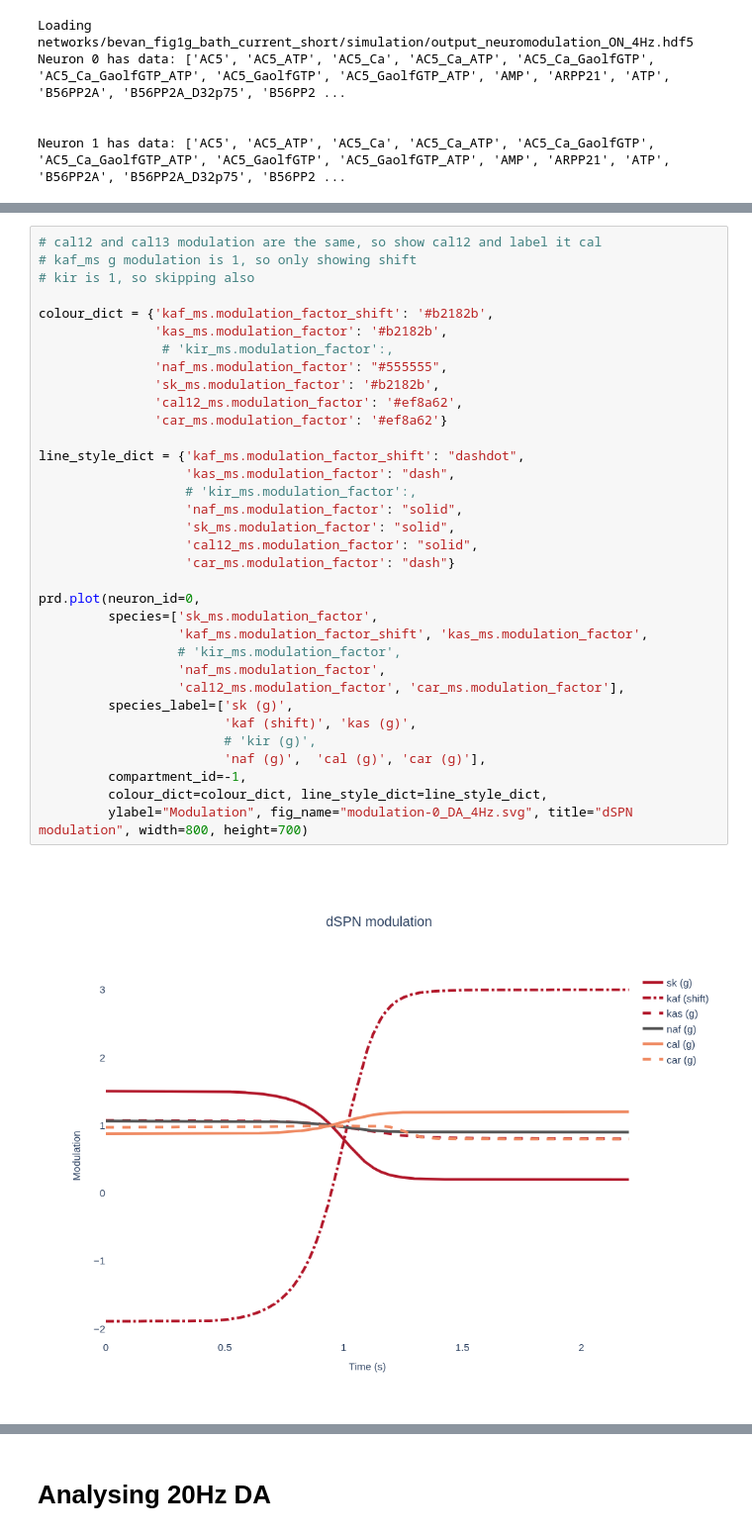
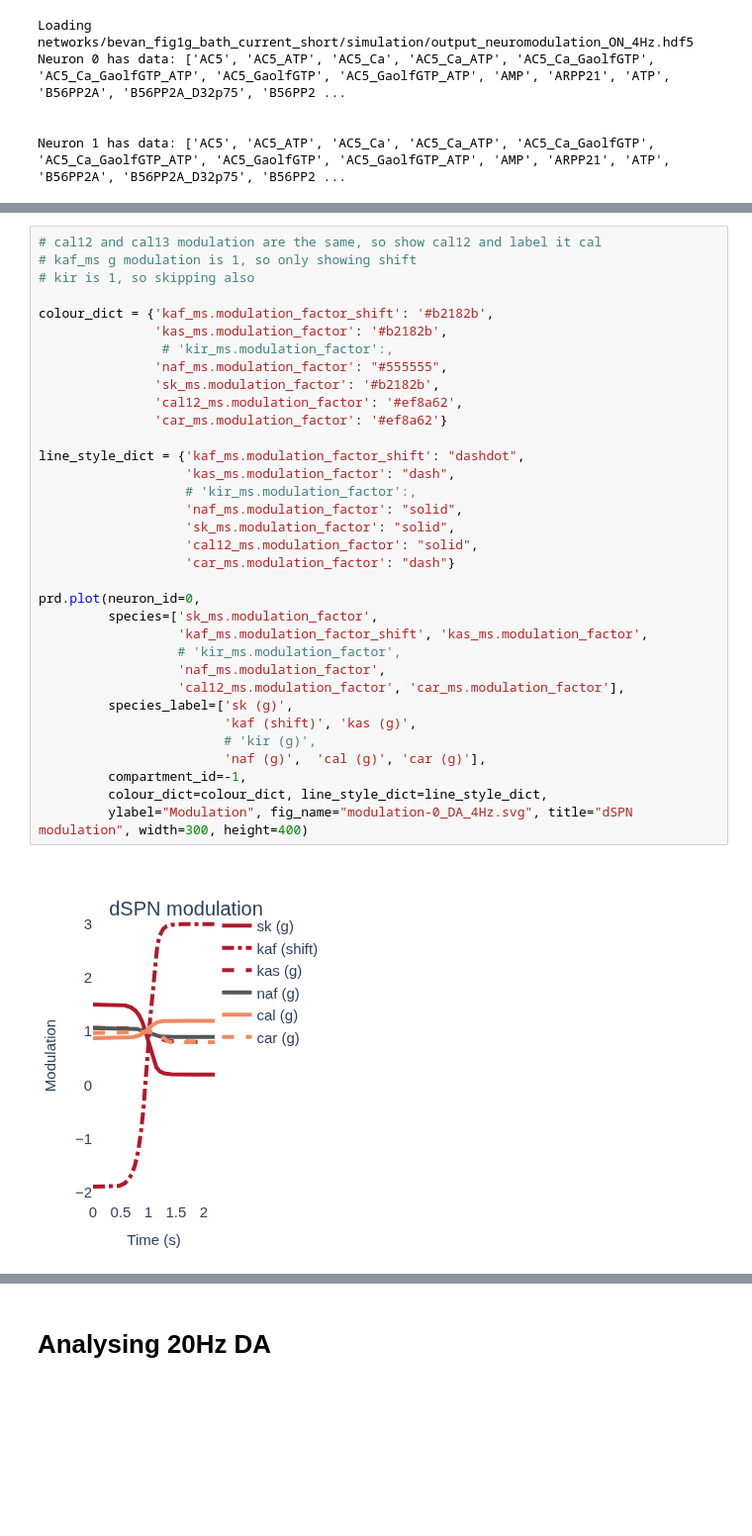
Before and after one commit to Hjorthmedh/Snudda-neuromodulation-article, a Jupyter notebook: virtual_experiments/LahiriBevan2020-fig1G/Bevan2020-fig1G-short.ipynb, the cells around one changed output, grey strips where cells are left out. Shown at 99% size. Drawn from its saved outputs; the diff is of its cells as text; blank space fills up the shorter version.

Commit message:
Updated figure 3

```diff
--- a/virtual_experiments/LahiriBevan2020-fig1G/Bevan2020-fig1G-short.ipynb
+++ b/virtual_experiments/LahiriBevan2020-fig1G/Bevan2020-fig1G-short.ipynb
@@ -152,32 +152,32 @@ prd.plot(neuron_id=0, species=["D1R_DA", "PKAc", "cAMP"], colour_dict=colour_dic
 
 colour_dict = {'kaf_ms.modulation_factor_shift': '#b2182b',
                'kas_ms.modulation_factor': '#b2182b',
                 # 'kir_ms.modulation_factor':,
                'naf_ms.modulation_factor': "#555555",
                'sk_ms.modulation_factor': '#b2182b',
                'cal12_ms.modulation_factor': '#ef8a62',
                'car_ms.modulation_factor': '#ef8a62'}
 
 line_style_dict = {'kaf_ms.modulation_factor_shift': "dashdot",
                    'kas_ms.modulation_factor': "dash",
                    # 'kir_ms.modulation_factor':,
                    'naf_ms.modulation_factor': "solid",
                    'sk_ms.modulation_factor': "solid",
                    'cal12_ms.modulation_factor': "solid",
                    'car_ms.modulation_factor': "dash"}
 
 prd.plot(neuron_id=0,
          species=['sk_ms.modulation_factor',
                   'kaf_ms.modulation_factor_shift', 'kas_ms.modulation_factor',
                   # 'kir_ms.modulation_factor',
                   'naf_ms.modulation_factor',
                   'cal12_ms.modulation_factor', 'car_ms.modulation_factor'],
          species_label=['sk (g)',
                         'kaf (shift)', 'kas (g)',
                         # 'kir (g)',
                         'naf (g)',  'cal (g)', 'car (g)'],
          compartment_id=-1,
          colour_dict=colour_dict, line_style_dict=line_style_dict,
-         ylabel="Modulation", fig_name="modulation-0_DA_4Hz.svg", title="dSPN modulation", width=800, height=700)
+         ylabel="Modulation", fig_name="modulation-0_DA_4Hz.svg", title="dSPN modulation", width=300, height=400)
 # %% [output]
-[figure, old version]
+[figure, new version]
```
Also changed, not shown: parts of 4 cells of this notebook, 14 other files.
